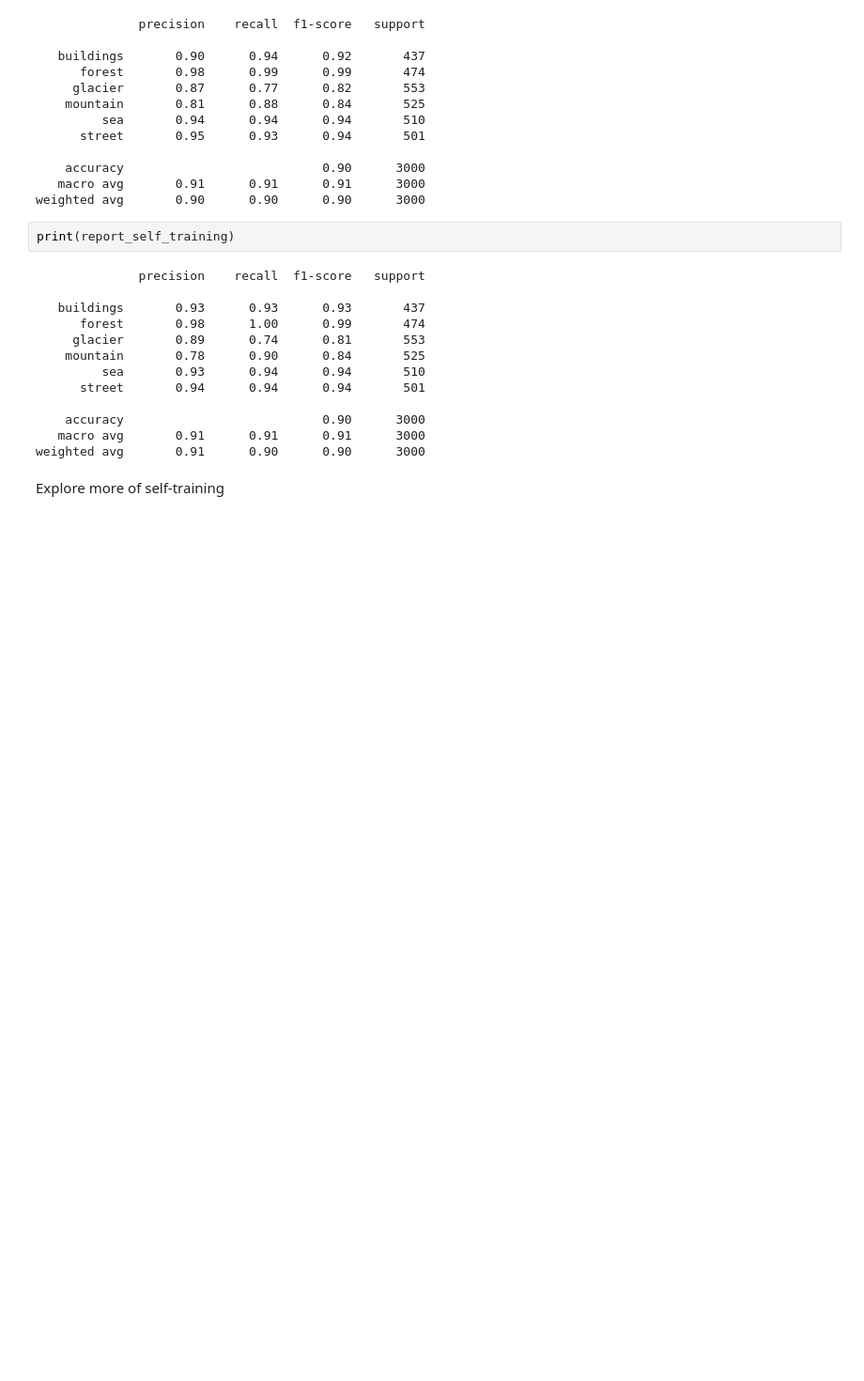
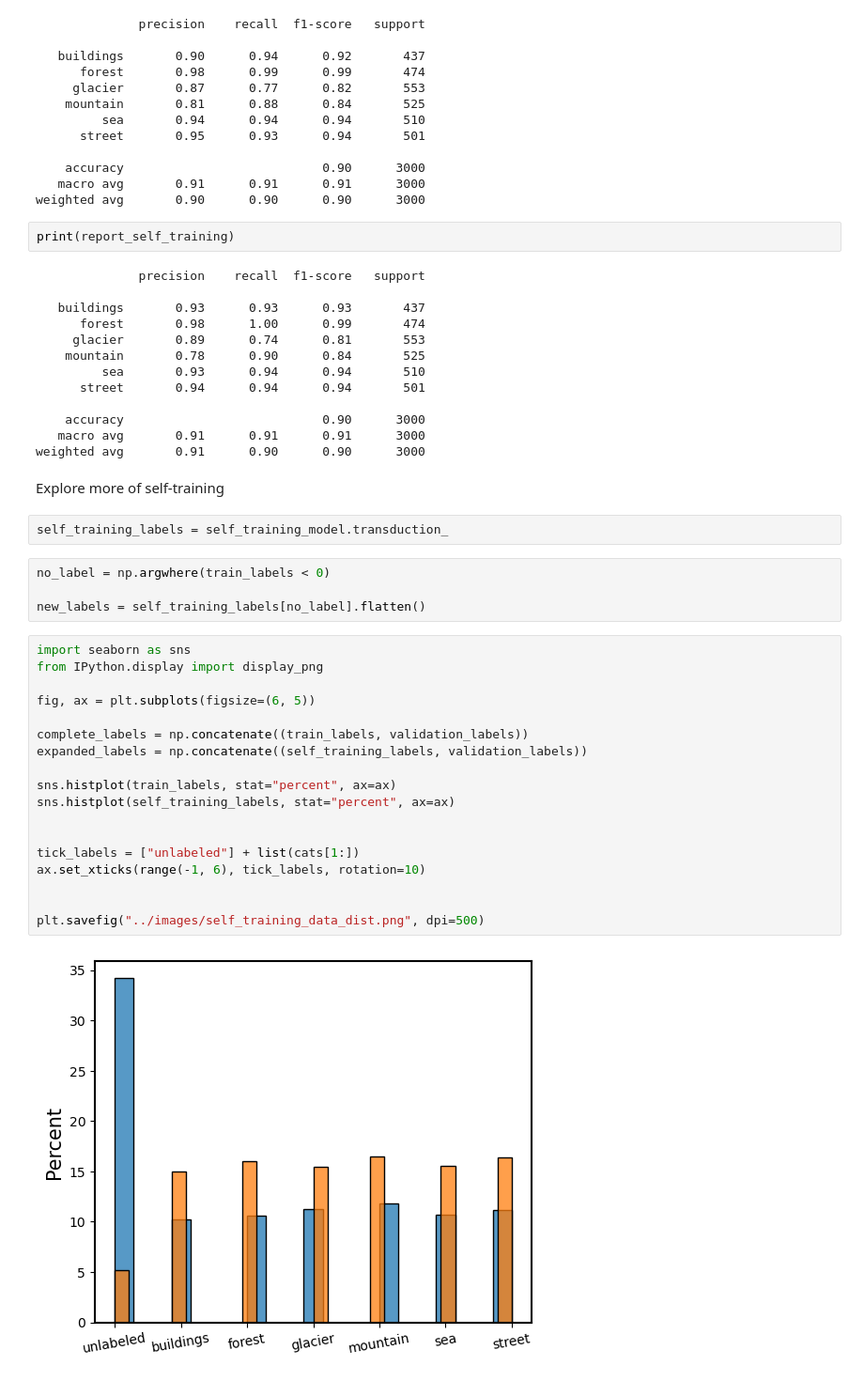
Before and after one commit to fcoelhomrc/Intel-Image-Classification-Project, a Jupyter notebook: notebooks/nb4_semisupervised.ipynb, the cells around one changed output. Shown at 94% size. Saved outputs shown, nothing was run; the diff lists cells and outputs as text; blank space fills up the shorter version.

Commit message:
Visualizing semisupervised training

```diff
--- a/notebooks/nb4_semisupervised.ipynb
+++ b/notebooks/nb4_semisupervised.ipynb
@@ -442,3 +442,29 @@ print(report_self_training)
 weighted avg       0.91      0.90      0.90      3000
 # %% [markdown]
 Explore more of self-training
+# %%
+self_training_labels = self_training_model.transduction_
+# %%
+no_label = np.argwhere(train_labels < 0)
+
+new_labels = self_training_labels[no_label].flatten()
+# %%
+import seaborn as sns
+from IPython.display import display_png
+
+fig, ax = plt.subplots(figsize=(6, 5))
+
+complete_labels = np.concatenate((train_labels, validation_labels))
+expanded_labels = np.concatenate((self_training_labels, validation_labels))
+
+sns.histplot(train_labels, stat="percent", ax=ax)
+sns.histplot(self_training_labels, stat="percent", ax=ax)
+
+
+tick_labels = ["unlabeled"] + list(cats[1:])
+ax.set_xticks(range(-1, 6), tick_labels, rotation=10)
+
+
+plt.savefig("../images/self_training_data_dist.png", dpi=500)
+# %% [output]
+[figure, added]
```
Also changed, not shown: parts of 5 cells of this notebook, 2 other files.
